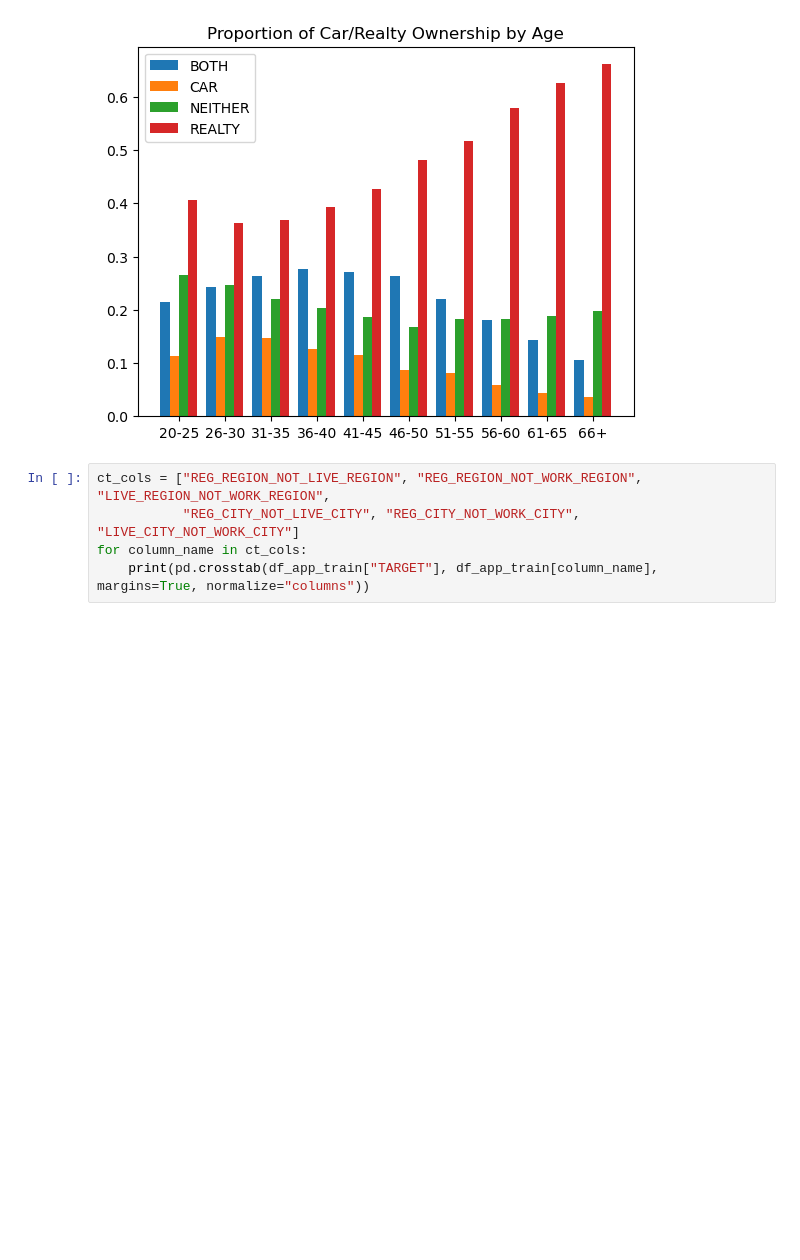
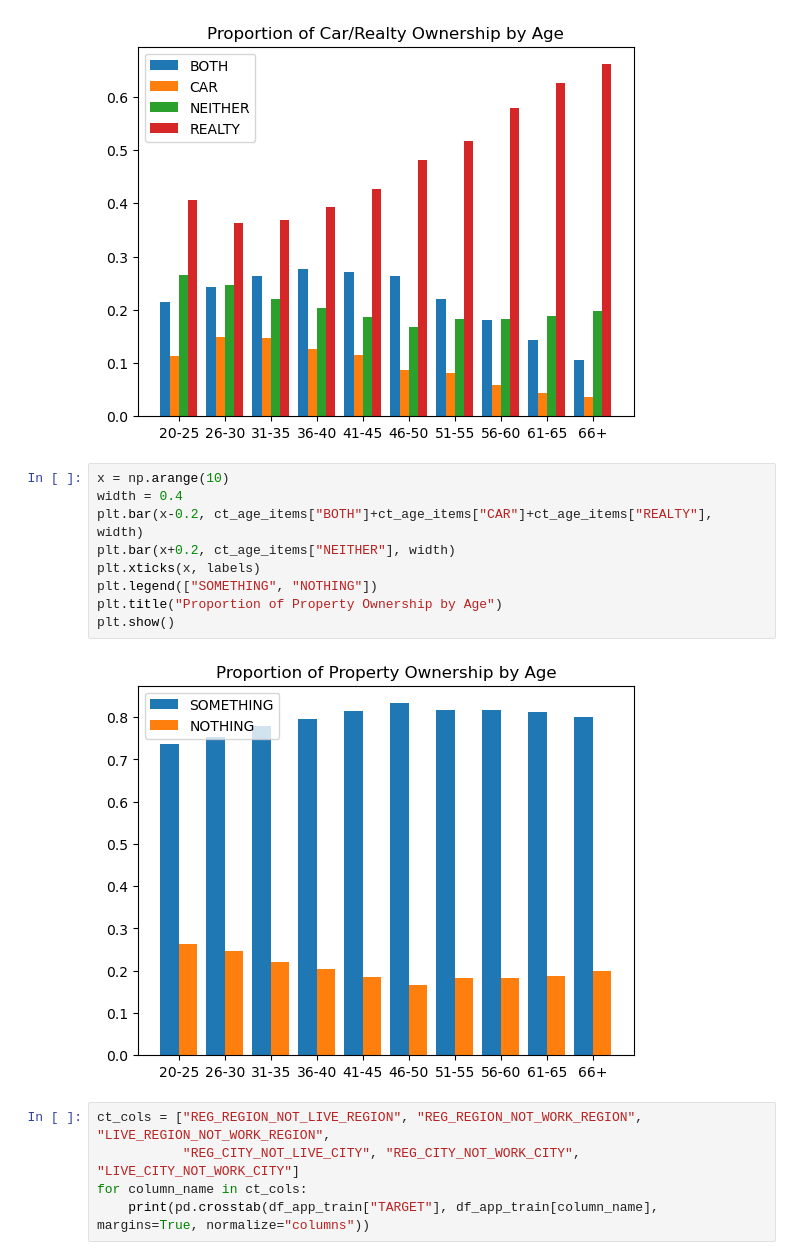
Before and after one commit to rsmail/DATA403-Project-2, a Jupyter notebook: charlie_work/EDA.ipynb, the cells around one changed output. Drawn from its saved outputs; the diff is of its cells as text; blank space fills up the shorter version.

```diff
--- a/charlie_work/EDA.ipynb
+++ b/charlie_work/EDA.ipynb
@@ -163,6 +163,17 @@ plt.title("Proportion of Car/Realty Ownership by Age")
 plt.show()
 # %% [output]
 [figure]
+# %%
+x = np.arange(10)
+width = 0.4
+plt.bar(x-0.2, ct_age_items["BOTH"]+ct_age_items["CAR"]+ct_age_items["REALTY"], width)
+plt.bar(x+0.2, ct_age_items["NEITHER"], width)
+plt.xticks(x, labels)
+plt.legend(["SOMETHING", "NOTHING"])
+plt.title("Proportion of Property Ownership by Age")
+plt.show()
+# %% [output]
+[figure, added]
 # %%
 ct_cols = ["REG_REGION_NOT_LIVE_REGION", "REG_REGION_NOT_WORK_REGION", "LIVE_REGION_NOT_WORK_REGION",
            "REG_CITY_NOT_LIVE_CITY", "REG_CITY_NOT_WORK_CITY", "LIVE_CITY_NOT_WORK_CITY"]
```
Also changed, not shown: parts of 2 cells of this notebook, 1 other file.
